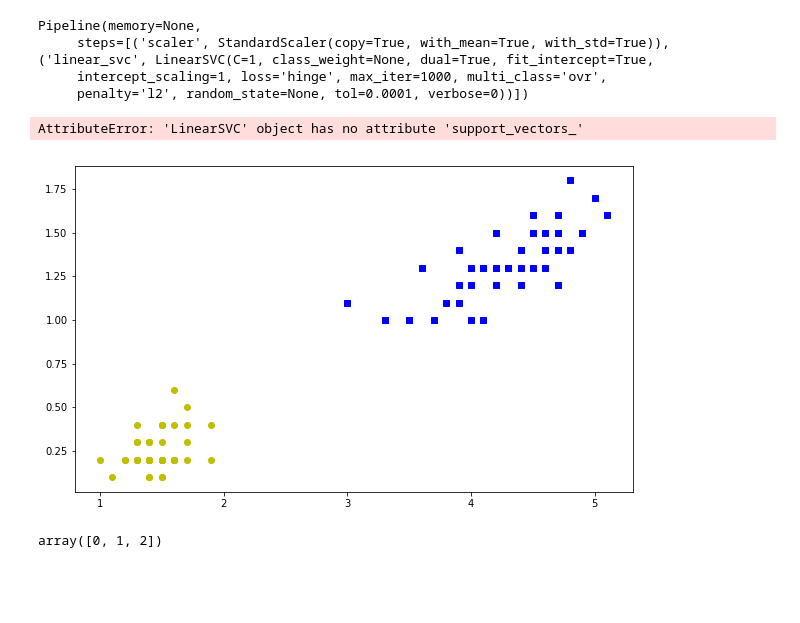
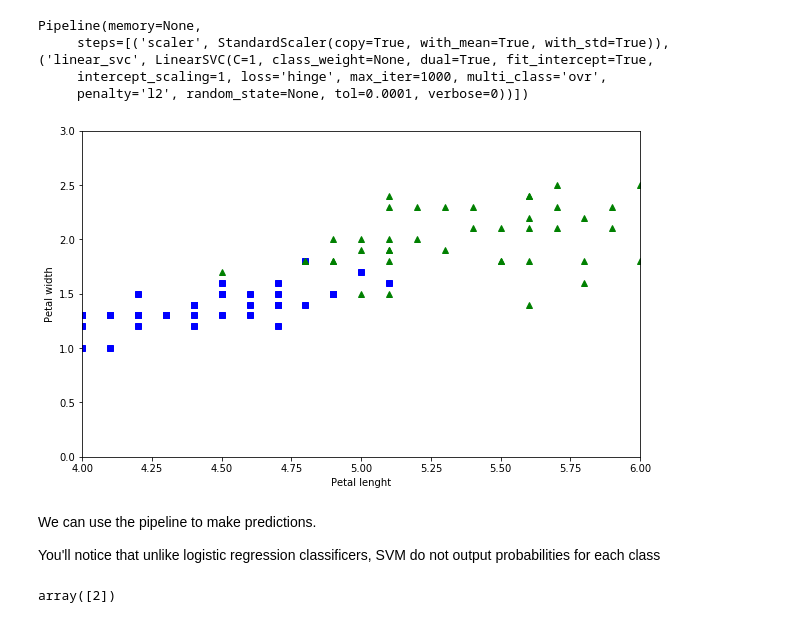
Before and after one commit to Ohtar10/ml-python, a Jupyter notebook: ch05/SVM.ipynb, the cells around one changed output. Cells and saved outputs as stored; diff of their text form; code cells hidden in the pictures; blank space fills up the shorter version.

```diff
--- a/ch05/SVM.ipynb
+++ b/ch05/SVM.ipynb
@@ -45,8 +45,10 @@ def plot_svm_decision_boundary(svm_clf, xmin, xmax):
     gutter_up = decision_boundary + margin
     gutter_down = decision_boundary - margin
 
-    svs = svm_clf.support_vectors_
-    plt.scatter(svs[:, 0], svs[:, 1], s=180, facecolors='#FFAAAA')
+    if hasattr(svm_clf, 'support_vectors_'):
+        svs = svm_clf.support_vectors_
+        plt.scatter(svs[:, 0], svs[:, 1], s=180, facecolors='#FFAAAA')
+
     plt.plot(x0, decision_boundary, 'k-', linewidth=2)
     plt.plot(x0, gutter_up, 'k--', linewidth=2)
     plt.plot(x0, gutter_down, 'k--', linewidth=2)
@@ -128,15 +130,15 @@ Pipeline(memory=None,
      intercept_scaling=1, loss='hinge', max_iter=1000, multi_class='ovr',
      penalty='l2', random_state=None, tol=0.0001, verbose=0))])
 # %%
+#FIXME, with this model, the decision boundary is not calculated correctly
 plt.figure(figsize=(10, 6))
 plt.plot(X[y==0, 0], X[y==0, 1], 'yo', label='Iris-Setosa')
 plt.plot(X[y==1, 0], X[y==1, 1], 'bs', label='Iris-Versicolour')
 plt.plot(X[y==2, 0], X[y==2, 1], 'g^', label='Iris-Virginica')
-plot_svm_decision_boundary(svm_clf.steps[1][1], 0.0, 5.5)
+plot_svm_decision_boundary(svm_clf.steps[1][1], 3.9, 6.5)
 plt.xlabel('Petal lenght')
 plt.ylabel('Petal width')
-plt.axis([0.0, 5.0, 0.0, 2.0])
+plt.axis([4.0, 6.0, 0.0, 3.0])
 plt.show()
 # %% [output]
-AttributeError: 'LinearSVC' object has no attribute 'support_vectors_'
-[figure, old version]
+[figure, new version]
@@ -145,4 +145,8 @@ linearSVC = svm_clf.steps[1][1]
-# %%
-linearSVC.
-# %% [output]
-array([0, 1, 2])
+# %% [markdown]
+We can use the pipeline to make predictions.
+
+You'll notice that unlike logistic regression classificers, SVM do not output probabilities for each class
+# %%
+svm_clf.predict([[5.5, 1.7]])
+# %% [output]
+array([2])
```
Also changed, not shown: parts of 4 cells of this notebook.
